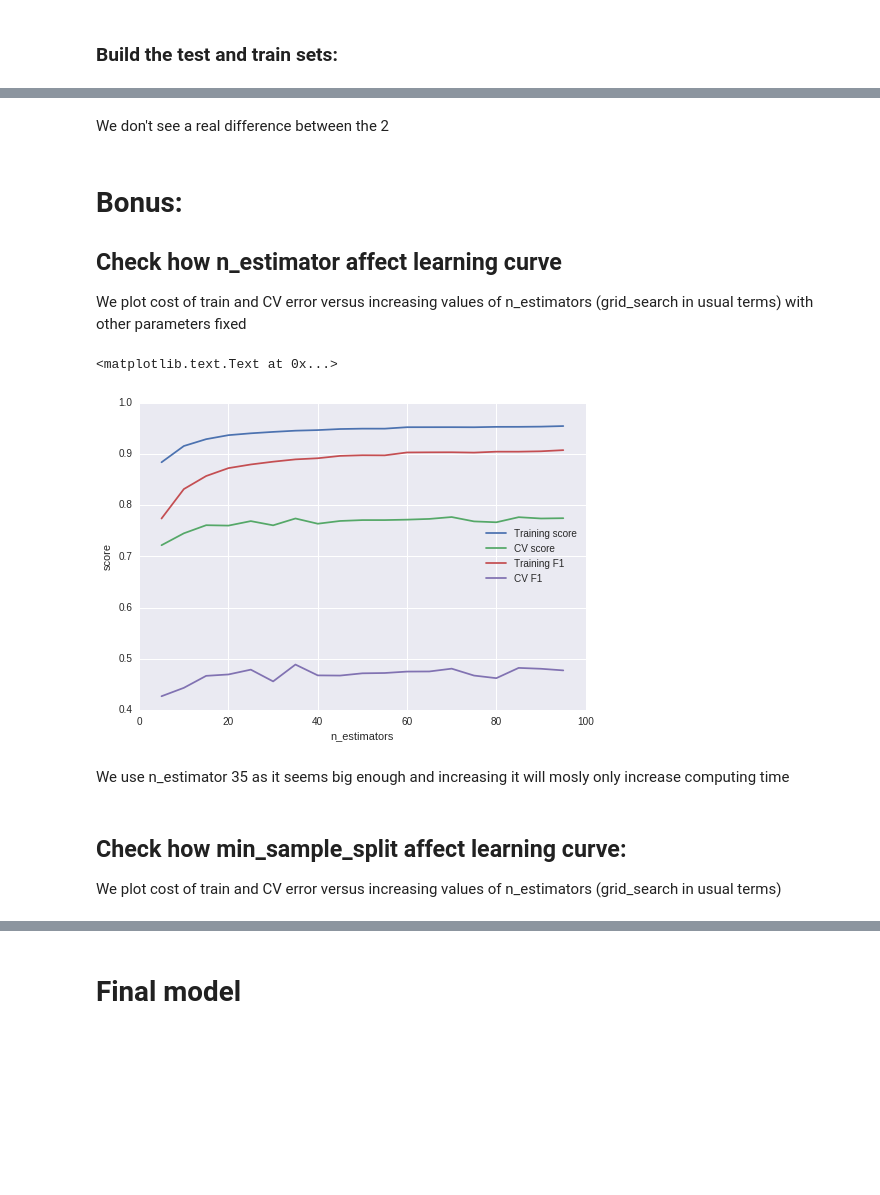
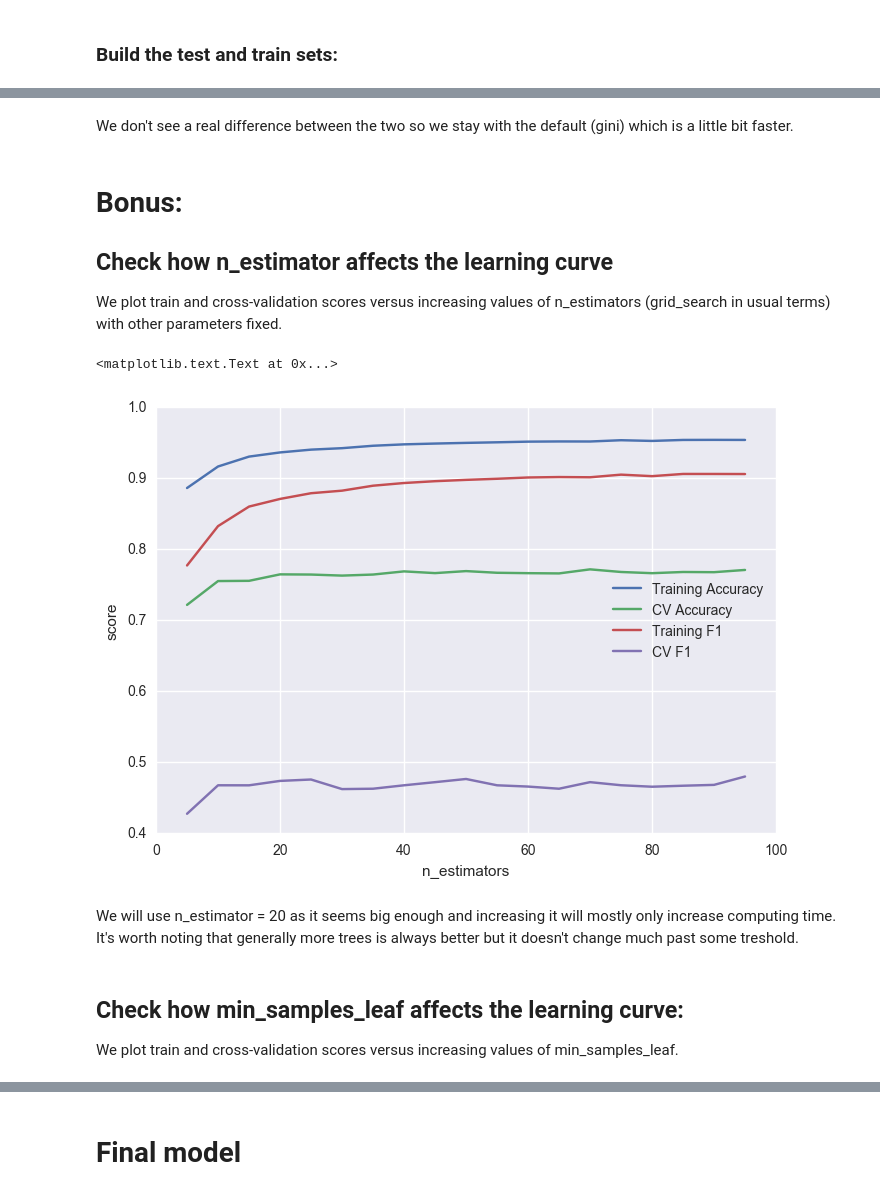
Before and after one commit to mgoretti/ada, a Jupyter notebook: 04 - Applied ML/HW4.ipynb, the cells around one changed output, grey strips where cells are left out. Saved outputs shown, nothing was run; the diff lists cells and outputs as text; code cells hidden in the pictures; blank space fills up the shorter version.

```diff
--- a/04 - Applied ML/HW4.ipynb
+++ b/04 - Applied ML/HW4.ipynb
@@ -323,56 +343,45 @@ print(scores[:, 1, 1].mean()) # f1 of second model
 # %% [markdown]
-We don't see a real difference between the 2
+We don't see a real difference between the two so we stay with the default (gini) which is a little bit faster.
 # %% [markdown]
 # Bonus:
-## Check how n_estimator affect learning curve
-We plot cost of train and CV error versus increasing values of n_estimators (grid_search in usual terms) with other parameters fixed
+## Check how n_estimator affects the learning curve
+We plot train and cross-validation scores versus increasing values of n_estimators (grid_search in usual terms) with other parameters fixed.
-# %%
-#Build a list of rf to plot their score in the next cell
-
-rfs = list()
-num_model = 20
-
-for n in range(1, num_model):
-    rf = ensemble.RandomForestClassifier(n_estimators = n * 5, max_depth = None, min_samples_split = 20, criterion = 'gini', class_weight = 'balanced')
-    rf_tot = [rf, X_w, y_w]
-    rfs.append(rf_tot)
-
-scores_n_estimator = np.concatenate(np.asarray([CV(np.array(rfs), scorer, 20) for i in range(0, 3)] ))
+# %%
+otherParams = {
+    'max_depth': None,
+    'min_samples_split': 20,
+    'criterion': 'gini',
+    'class_weight':'balanced'
+}
+rfs = [ensemble.RandomForestClassifier(n_estimators=n * 5, **otherParams) for n in range(1, 20)]
+# Cross-validation (average over 3 different 20-fold splits to smooth the result)
+scores_n_estimator = np.concatenate(np.asarray([CV(rfs, X_w, y_w, scorer, 20) for i in range(0, 3)]))
 # %%
-# Compute accury values for each model
-train_scores = list()
-cv_scores = list()
-train_F1 = list()
-test_F1 = list()
-
 num_model = scores_n_estimator.shape[1]
 
-for n in range(0, num_model):
-    cv_scores.append(scores_n_estimator[:, n, 0].mean())
-    test_F1.append(scores_n_estimator[:, n, 1].mean())
-    train_scores.append(scores_n_estimator[:, n, 2].mean())
-    train_F1.append(scores_n_estimator[:, n, 3].mean())
+cv_acc, test_F1, train_acc, train_F1 = scores_n_estimator.mean(axis=0).T
 
 # Build Graph
-axisRange = np.linspace(5, (num_model)*5, num_model)
+axisRange = np.linspace(5, (num_model) * 5, num_model)
 
 fig, ax = plt.subplots()
 
-ax.plot(axisRange, train_scores, label='Training score')
-ax.plot(axisRange, cv_scores, label='CV score')
-ax.plot(axisRange, train_F1, label='Training F1 ')
+ax.plot(axisRange, train_acc, label='Training Accuracy')
+ax.plot(axisRange, cv_acc, label='CV Accuracy')
+ax.plot(axisRange, train_F1, label='Training F1')
 ax.plot(axisRange, test_F1, label='CV F1')
 
 # Now add the legend with some customizations.
 legend = ax.legend(loc='center right', shadow=True)
 
 plt.xlabel('n_estimators')
 plt.ylabel('score')
 # %% [output]
 <matplotlib.text.Text at 0x...>
-[figure, old version]
+[figure, new version]
 # %% [markdown]
- We use n_estimator 35 as it seems big enough and increasing it will mosly only increase computing time
+ We will use n_estimator = 20 as it seems big enough and increasing it will mostly only increase computing time.
+ It's worth noting that generally more trees is always better but it doesn't change much past some treshold.
 # %% [markdown]
-## Check how min_sample_split affect learning curve:
- We plot cost of train and CV error versus increasing values of n_estimators (grid_search in usual terms)
+## Check how min_samples_leaf affects the learning curve:
+We plot train and cross-validation scores versus increasing values of min_samples_leaf.
```
Also changed, not shown: parts of 21 cells of this notebook.
